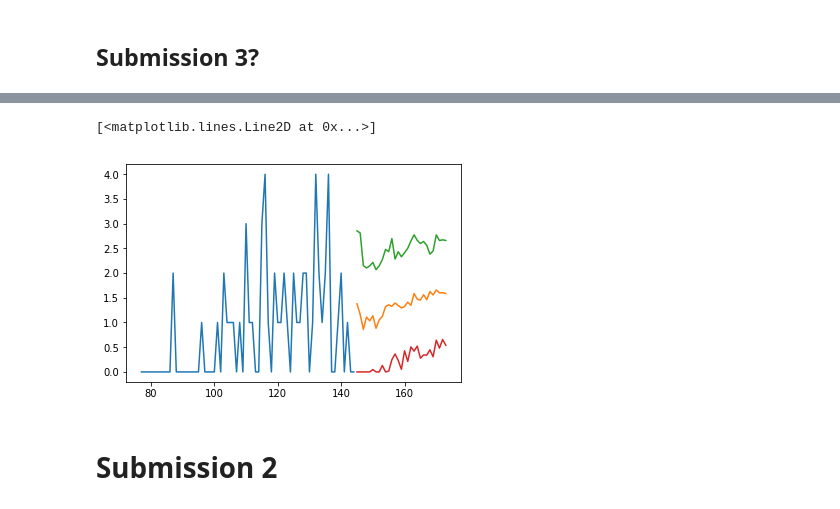
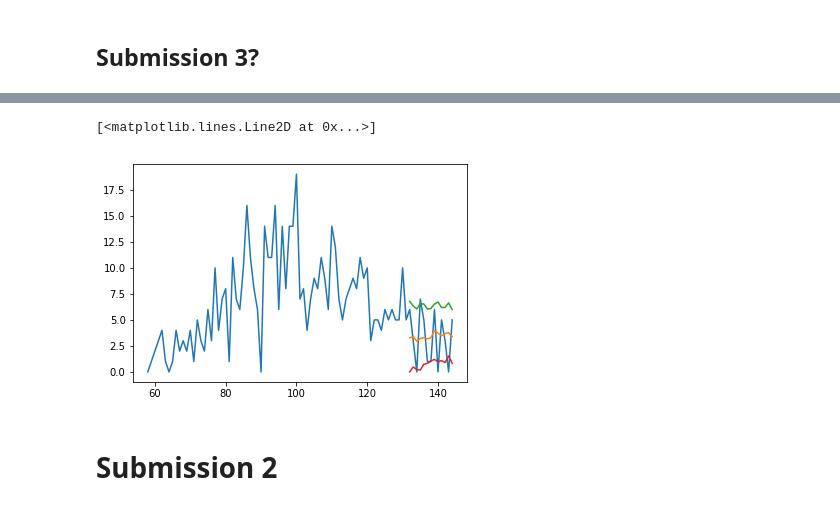
Before and after one commit to majesticfish/CS156B-Covid-Challenge, a Jupyter notebook: exploratory/Sean's Notebook/Just XY, please.ipynb, the cells around one changed output, grey strips where cells are left out. Cells and saved outputs as stored; diff of their text form; code cells hidden in the pictures.

```diff
--- a/exploratory/Sean's Notebook/Just XY, please.ipynb
+++ b/exploratory/Sean's Notebook/Just XY, please.ipynb
@@ -270,6 +285,6 @@ Score with 34 features: 0.803040
 # %%
 model = LinearRegression()
-rfe = RFE(model,34)
+rfe = RFE(model,16)
 X_train_rfe = rfe.fit_transform(X_train,y_train)
 X_test_rfe = rfe.transform(X_test)
 model.fit(X_train_rfe,y_train)
@@ -309,12 +323,12 @@ normal_model = LinearRegression().fit(X_train_filtered.values, y_train)
 print("Ordinary Least Squares")
 print("R^2 (in sample): %f" % normal_model.score(X_train_filtered,y_train))
 print("R^2 (out sample): %f" % normal_model.score(X_test_filtered,y_test))
-ridge_model = Ridge(alpha=900)
+ridge_model = Ridge(alpha=1000)
 ridge_model.fit(X_train_filtered.values, y_train)
 print("Ridge Model")
 print("R^2 (in sample): %f" % ridge_model.score(X_train_filtered,y_train))
 print("R^2 (out sample): %f" % ridge_model.score(X_test_filtered,y_test))
-lasso_model = Lasso(alpha=100)
+lasso_model = Lasso(alpha=1)
 lasso_model.fit(X_train_filtered.values, y_train)
 print("Lasso Model")
 print("R^2 (in sample): %f" % lasso_model.score(X_train_filtered,y_train))
@@ -362,7 +410,7 @@ for j in range(10):
     else:
         copy_col = 'deaths'
     col_names.append(copy_col)
-def get_percentile_obj(model, X, good_cols, min_look_ahead=1, max_look_ahead=14):
+def get_percentile_obj(model, X, good_cols, min_look_ahead=1, max_look_ahead=14, cases_predictor=None):
     model_neigh = neighbors.NearestNeighbors(6, n_jobs = 4).fit(X[['pclon10', 'pclat10']])
     distances, indices = model_neigh.kneighbors(X[['pclon10', 'pclat10']])
     indices = np.transpose(indices[:, 1:]) # Remove itself from the neighbors
@@ -370,9 +418,15 @@ def get_percentile_obj(model, X, good_cols, min_look_ahead=1, max_look_ahead=14)
     output = {}
     df = X.copy()
     for i in range(min_look_ahead, max_look_ahead + 1):
-        pred = model.predict(df[good_cols].values)
-        std_prev = np.std(df[col_names].values,axis=1)
-        pred = np.random.normal(pred,std_prev)
+        pred = model.predict(df[good_cols].values)  # Unbiased prediction
+        std_prev = np.std(df[col_names].values,axis=1) # standard deviation of prediction
+        pred = np.random.normal(pred,std_prev) # draw from normal dist
+        pred = pred.clip(min=0) # No negative deaths!
+
+        if cases_predictor is not None:
+            pred_cases = cases_predictor.predict(df[good_cols].values) # Num case predictions
+            pred_cases = pred_cases.clip(min=0) #no negative cases
+            df['cases'] = pred_cases
         fips_to_pred = {}
         for j in range(len(df.index)):
             fips = df.index[j]
@@ -381,13 +435,14 @@ def get_percentile_obj(model, X, good_cols, min_look_ahead=1, max_look_ahead=14)
             else:
                 fips_to_pred[fips] = pred[j]
         for j in range(9,0,-1):
-            df[col_names[j]] = df[col_names[j-1]]
+            df[col_names[j]] = df[col_names[j-1]] # Shift the columns to simulate the progress of a day
         df['deaths'] = pred
 
+        # Updating neighbor case/death counts
         for j in range(5):
             data = df.iloc[indices[j]]
             df['neighbor'+str(j+1)+'_'+'deaths'] = data['deaths'].values
-
+            df['neighbor'+str(j+1)+'_'+'cases'] = data['cases'].values
         deaths = df['deaths'].values[indices]
         cases = df['cases'].values[indices]
         truncated_distances = distances.copy()
@@ -397,9 +452,10 @@ def get_percentile_obj(model, X, good_cols, min_look_ahead=1, max_look_ahead=14)
 
         output[i] = fips_to_pred
     return output
-def get_percentile_obj_rand(model, X, good_cols, min_look_ahead=1, max_look_ahead=14):
+def get_percentile_obj_rand(model, X, good_cols, min_look_ahead=1, max_look_ahead=14,cases_predictor=None):
     num_samples = 200
-    dummy = get_percentile_obj(model, X, good_cols, min_look_ahead=min_look_ahead, max_look_ahead=max_look_ahead)
+    dummy = get_percentile_obj(model, X, good_cols, min_look_ahead=min_look_ahead, max_look_ahead=max_look_ahead,
+                              cases_predictor=cases_predictor)
     freq = {}
     output = {}
     for key in dummy.keys():
@@ -419,28 +475,28 @@ def get_percentile_obj_rand(model, X, good_cols, min_look_ahead=1, max_look_ahea
                 output[key][fip][percentile] = np.percentile(freq[key][fip], percentile, axis=0)
     return output
 # %%
-output = get_percentile_obj(normal_model, df_true,good_cols, max_look_ahead=30)
-output_rand = get_percentile_obj_rand(normal_model, df_true, good_cols, max_look_ahead=30)
+output = get_percentile_obj(ridge_model, df_true,good_cols, max_look_ahead=14,cases_predictor=normal_model_cases)
+output_rand = get_percentile_obj_rand(ridge_model, df_true, good_cols, max_look_ahead=14)
 # %% [output]
 [interactive output not drawn]
 # %%
-fips = 10001
+fips = 53033
 y_50 = []
 y_10 = []
 y_90 = []
-for i in range(1,30):
+for i in range(1,14):
     y_50.append(output_rand[i][fips][50])
     y_10.append(output_rand[i][fips][10])
     y_90.append(output_rand[i][fips][90])
 
 t, ys = delta_death_counter.getY(fips)
 plt.plot(t,ys)
-plt.plot(t[-1] +  range(1,30),y_50)
-plt.plot(t[-1] +  range(1,30),y_90)
-plt.plot(t[-1] +  range(1,30),y_10)
+plt.plot(t[-14] +  range(1,14),y_50)
+plt.plot(t[-14] +  range(1,14),y_90)
+plt.plot(t[-14] +  range(1,14),y_10)
 # %% [output]
 [<matplotlib.lines.Line2D at 0x...>]
-[figure, old version]
+[figure, new version]
 # %%
 df_sample_sub = pd.read_csv(f"{homedir}/sample_submission.csv")
 df_sample_sub['fips'] = df_sample_sub['id'].map(lambda i : int(i[11:]))
```
Also changed, not shown: parts of 11 cells of this notebook.
